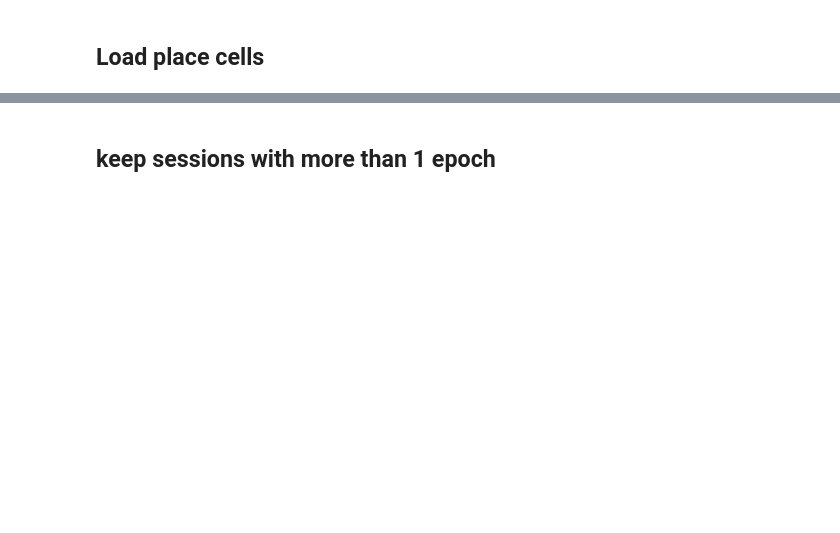
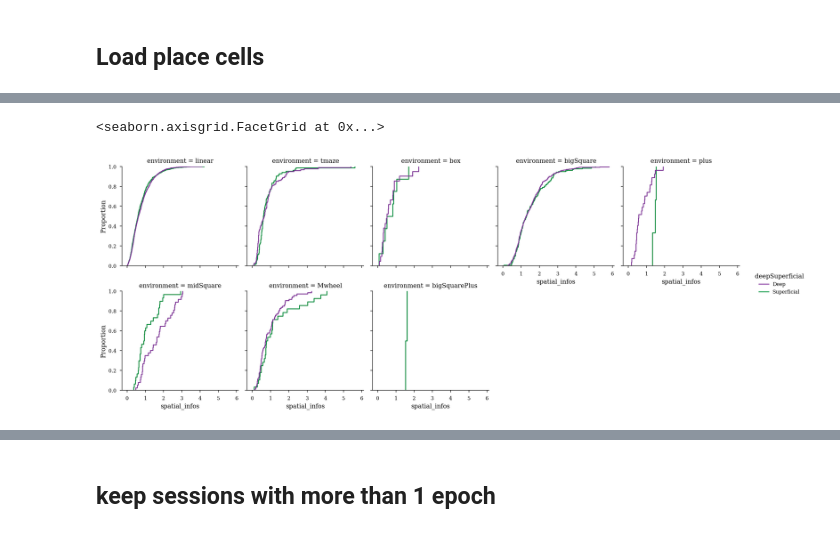
Before and after one commit to ryanharvey1/ripple_heterogeneity, a Jupyter notebook: scripts/place_cells/place_cells.ipynb, the cells around one changed output, grey strips where cells are left out. Saved outputs shown, nothing was run; the diff lists cells and outputs as text; code cells hidden in the pictures; blank space fills up the shorter version.

```diff
--- a/scripts/place_cells/place_cells.ipynb
+++ b/scripts/place_cells/place_cells.ipynb
@@ -129,0 +213,17 @@ df["avg_fr_rate"] = df["n_spikes"] / (df["stopTime"] - df["startTime"])
+# %%
+group_colors = {"Deep": "#7b3294", "Superficial": "#008837"}
+sns.set_palette(sns.color_palette(group_colors.values()))
+
+sns.displot(
+    df[(df.peak_rate > 1) & (df.pvals < 0.05) & (df.n_spikes > 200)],
+    x="spatial_infos",
+    col="environment",
+    hue="deepSuperficial",
+    hue_order=group_colors.keys(),
+    height=3,
+    kind="ecdf",
+    col_wrap=5,
+)
+# %% [output]
+<seaborn.axisgrid.FacetGrid at 0x...>
+[figure, added]
```
Also changed, not shown: parts of 25 cells of this notebook.
